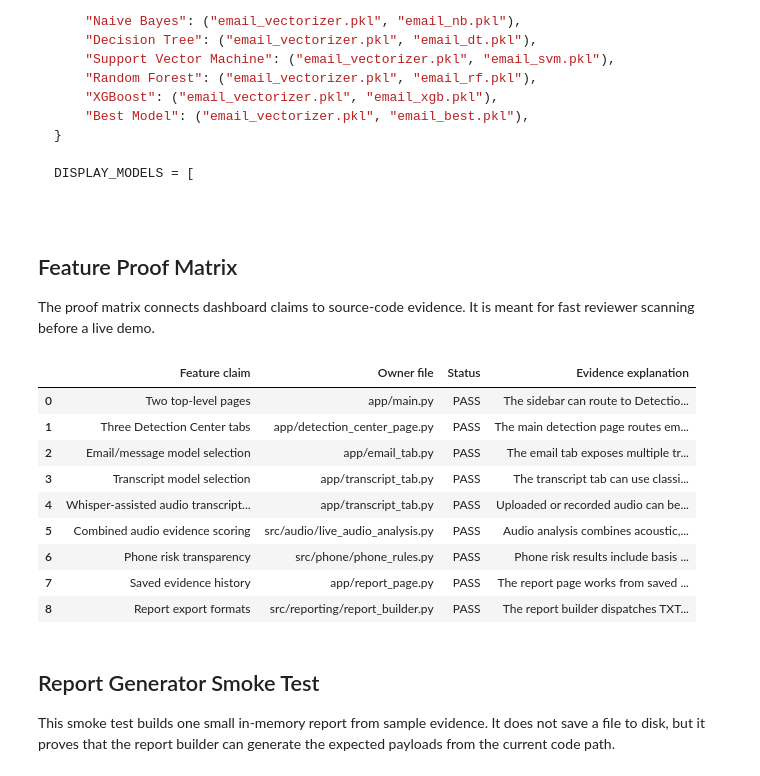
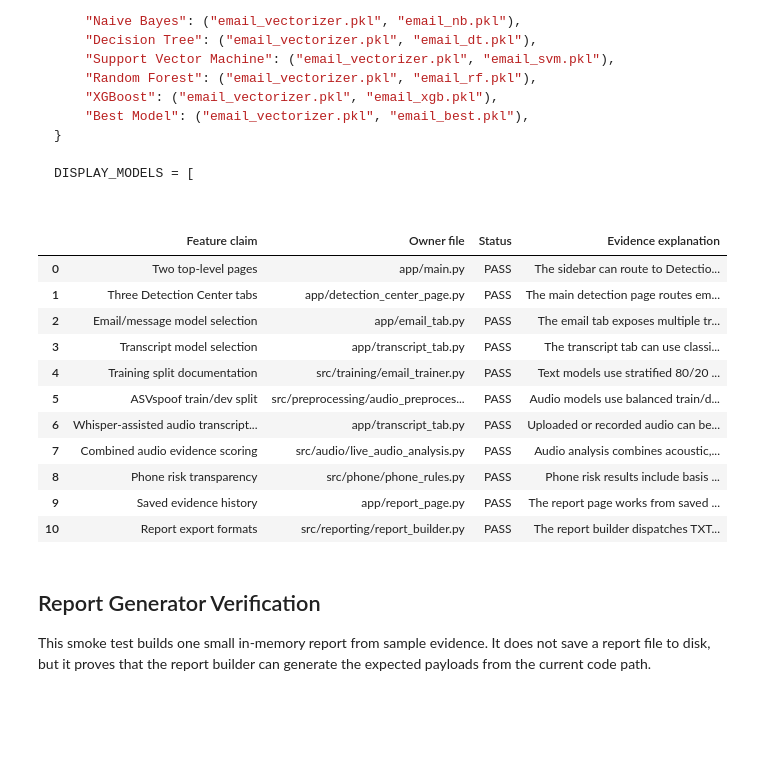
Before and after one commit to mikeshyway/ai-scam-detector, a Jupyter notebook: notebooks/00_final_prototype_evidence_notebook.ipynb, the cells around one changed output. Saved outputs shown, nothing was run; the diff lists cells and outputs as text; code cells hidden in the pictures; blank space fills up the shorter version.

Commit message:
Jupyter Notebook | Copy Reference from Old Report and Cleaner Organization to Prevent Repetition

```diff
--- a/notebooks/00_final_prototype_evidence_notebook.ipynb
+++ b/notebooks/00_final_prototype_evidence_notebook.ipynb
@@ -764,48 +850,48 @@ MODEL_FILES = {
 }
 
 DISPLAY_MODELS = [
-# %% [markdown]
-## Feature Proof Matrix
-
-The proof matrix connects dashboard claims to source-code evidence. It is meant for fast reviewer scanning before a live demo.
 # %%
 def contains(relative_path: str, *needles: str) -> bool:
     text = read_text(relative_path)
     return all(needle in text for needle in needles)
 
 
 feature_checks = [
     ("Two top-level pages", "app/main.py", contains("app/main.py", "Detection Center", "AI Report Generator", "PAGES"), "The sidebar can route to Detection Center and AI Report Generator."),
     ("Three Detection Center tabs", "app/detection_center_page.py", contains("app/detection_center_page.py", 'active_tab == "email"', 'active_tab == "transcript"', 'active_tab == "phone"'), "The main detection page routes email, transcript/audio, and phone workflows."),
     ("Email/message model selection", "app/email_tab.py", contains("app/email_tab.py", "MODEL_FILES", "Naive Bayes", "Support Vector Machine", "XGBoost"), "The email tab exposes multiple trained model choices."),
     ("Transcript model selection", "app/transcript_tab.py", contains("app/transcript_tab.py", "TRANSCRIPT_MODEL_FILES", "DistilBERT", "SVM", "Naive Bayes"), "The transcript tab can use classic ML or transformer artifacts."),
+    ("Training split documentation", "src/training/email_trainer.py", contains("src/training/email_trainer.py", "test_size=0.2", "stratify=df"), "Text models use stratified 80/20 split logic."),
+    ("ASVspoof train/dev split", "src/preprocessing/audio_preprocessor.py", contains("src/preprocessing/audio_preprocessor.py", "TRAIN_BONAFIDE_SAMPLES", "DEV_BONAFIDE_SAMPLES"), "Audio models use balanced train/dev subsets."),
     ("Whisper-assisted audio transcript flow", "app/transcript_tab.py", contains("app/transcript_tab.py", "WHISPER_MODEL_LABELS", "transcribe_with_whisper_details"), "Uploaded or recorded audio can be transcribed before text-risk analysis."),
     ("Combined audio evidence scoring", "src/audio/live_audio_analysis.py", contains("src/audio/live_audio_analysis.py", "analyse_live_chunk", "speech_quality", "transcript"), "Audio analysis combines acoustic, behavioral, and transcript-based signals."),
     ("Phone risk transparency", "src/phone/phone_rules.py", contains("src/phone/phone_rules.py", "evaluate_phone_risk", "decision_basis", "recommended_action"), "Phone risk results include basis text and recommended action."),
-    ("Saved evidence history", "app/report_page.py", contains("app/report_page.py", "query_history", "sync_session_history", "history_fingerprint"), "The report page works from saved evidence history, not only current UI state."),
+    ("Saved evidence history", "app/report_page.py", contains("app/report_page.py", "query_history", "sync_session_history", "history_fingerprint"), "The report page works from saved evidence history."),
     ("Report export formats", "src/reporting/report_builder.py", contains("src/reporting/report_builder.py", 'report_format == "TXT"', 'report_format == "PDF"', 'report_format == "DOCX"'), "The report builder dispatches TXT, PDF, and DOCX exports."),
 ]
 
 feature_proof_df = pd.DataFrame([
     {"Feature claim": claim, "Owner file": owner, "Status": ready_label(status), "Evidence explanation": explanation}
     for claim, owner, status, explanation in feature_checks
 ])
 display(feature_proof_df)
 # %% [output]
 |  | Feature claim | Owner file | Status | Evidence explanation |
 | 0 | Two top-level pages | app/main.py | PASS | The sidebar can route to Detectio... |
 | 1 | Three Detection Center tabs | app/detection_center_page.py | PASS | The main detection page routes em... |
 | 2 | Email/message model selection | app/email_tab.py | PASS | The email tab exposes multiple tr... |
 | 3 | Transcript model selection | app/transcript_tab.py | PASS | The transcript tab can use classi... |
-| 4 | Whisper-assisted audio transcript... | app/transcript_tab.py | PASS | Uploaded or recorded audio can be... |
-| 5 | Combined audio evidence scoring | src/audio/live_audio_analysis.py | PASS | Audio analysis combines acoustic,... |
-| 6 | Phone risk transparency | src/phone/phone_rules.py | PASS | Phone risk results include basis ... |
-| 7 | Saved evidence history | app/report_page.py | PASS | The report page works from saved ... |
-| 8 | Report export formats | src/reporting/report_builder.py | PASS | The report builder dispatches TXT... |
+| 4 | Training split documentation | src/training/email_trainer.py | PASS | Text models use stratified 80/20 ... |
+| 5 | ASVspoof train/dev split | src/preprocessing/audio_preproces... | PASS | Audio models use balanced train/d... |
+| 6 | Whisper-assisted audio transcript... | app/transcript_tab.py | PASS | Uploaded or recorded audio can be... |
+| 7 | Combined audio evidence scoring | src/audio/live_audio_analysis.py | PASS | Audio analysis combines acoustic,... |
+| 8 | Phone risk transparency | src/phone/phone_rules.py | PASS | Phone risk results include basis ... |
+| 9 | Saved evidence history | app/report_page.py | PASS | The report page works from saved ... |
+| 10 | Report export formats | src/reporting/report_builder.py | PASS | The report builder dispatches TXT... |
 # %% [markdown]
-## Report Generator Smoke Test
+## Report Generator Verification
 
-This smoke test builds one small in-memory report from sample evidence. It does not save a file to disk, but it proves that the report builder can generate the expected payloads from the current code path.
+This smoke test builds one small in-memory report from sample evidence. It does not save a report file to disk, but it proves that the report builder can generate the expected payloads from the current code path.
 # %%
 from src.reporting.report_builder import DEFAULT_RECOMMENDATION, DEFAULT_SECTIONS, build_preview, build_report
 
```
Also changed, not shown: parts of 50 cells of this notebook.
